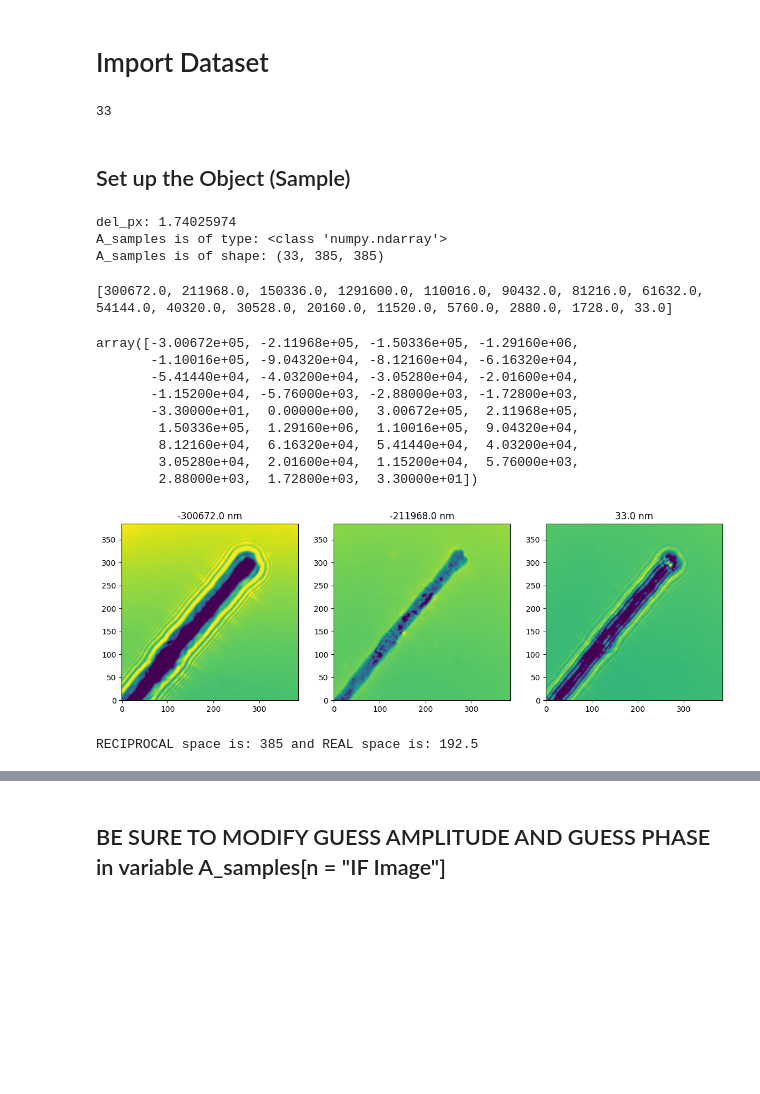
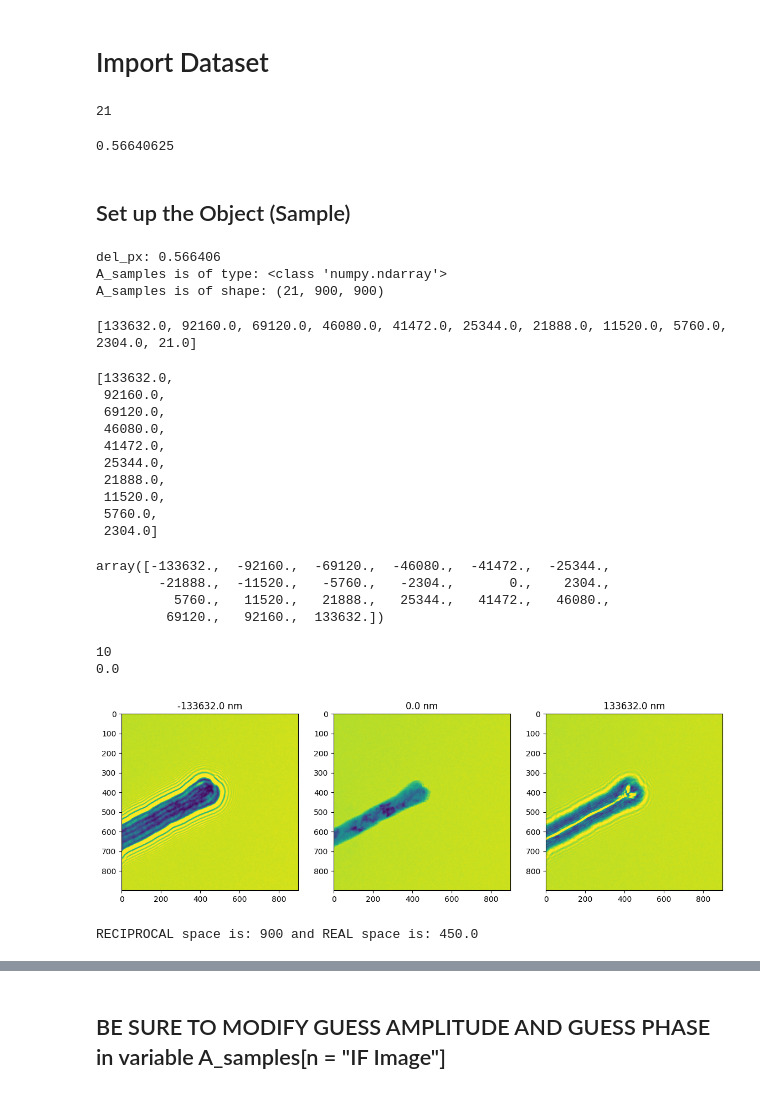
Before and after one commit to KaynaL-MT/AD_LTEM, a Jupyter notebook: KaynaL-MT/RMAD_NiFe_Nanowire2.ipynb, the cells around one changed output, grey strips where cells are left out. Saved outputs shown, nothing was run; the diff lists cells and outputs as text; code cells hidden in the pictures; blank space fills up the shorter version.

Commit message:
update code with new data

```diff
--- a/KaynaL-MT/RMAD_NiFe_Nanowire2.ipynb
+++ b/KaynaL-MT/RMAD_NiFe_Nanowire2.ipynb
@@ -40,6 +40,6 @@ anly_dir = "analysis/"
 # %%
-fls = f"{data_dir}{file_dir}30kx_unflip.fls"
-data = io.imread(f"{data_dir}{file_dir}{stck_dir}full_aligned_cropped.tif")
+fls = f"{data_dir}{file_dir}12kX_4096_3.0s_unflip.fls"
+data = io.imread(f"{data_dir}{file_dir}full_aligned_4k-900.tif")
 # %%
 ?data
 # %% [output]
@@ -70,11 +89,17 @@ import math
 from numpy.lib import scimath
 from numpy import emath
 # %%
-expdata = fabio.open(f"{data_dir}{file_dir}{stck_dir}full_aligned_cropped.tif")
+expdata = fabio.open(f"{data_dir}{file_dir}full_aligned_4k-900.tif")
 # %%
-expdata.
+expdata.nframes
 # %% [output]
-33
+21
+# %%
+# ((512*2.32)/4096)/512*1e3 #nm/px
+
+2.32/4096 * 1e3 #nm/px
+# %% [output]
+0.56640625
 # %% [markdown]
 ## Set up the Object (Sample)
 # %%
@@ -82,7 +107,7 @@ expdata.
 Nz = expdata.nframes    # number of images in stack
 Ny = expdata.data.shape[0] # length of y-axis
 Nx = expdata.data.shape[1] # length of x-axis
-del_px = 0.00174025974e03  # nm/pixel
+del_px = 0.566406  # nm/pixel
 print("del_px:", del_px)
 
 A_samples = np.zeros((Nz, Ny, Nx))
@@ -104,9 +129,9 @@ A_samples = np.sqrt(np.abs(A_samples)) #np.emath.sqrt(A_samples) #np.sqrt(A_samp
 # normalize to the amplitude of the sample's experimental values
 A_samples/=A_samples.mean(1).mean(1)[:,np.newaxis,np.newaxis]
 # %% [output]
-del_px: 1.74025974
+del_px: 0.566406
 A_samples is of type: <class 'numpy.ndarray'>
-A_samples is of shape: (33, 385, 385)
+A_samples is of shape: (21, 900, 900)
 # %%
 # Step 1: Open the text file for reading
 file_path = fls  # Replace with your file path
@@ -132,42 +157,56 @@ with open(file_path, 'r') as file:
 # Now, numerical_values contains the numerical values from the text file in reverse order
 print(numerical_values) # nm
 # %% [output]
-[300672.0, 211968.0, 150336.0, 1291600.0, 110016.0, 90432.0, 81216.0, 61632.0, 54144.0, 40320.0, 30528.0, 20160.0, 11520.0, 5760.0, 2880.0, 1728.0, 33.0]
+[133632.0, 92160.0, 69120.0, 46080.0, 41472.0, 25344.0, 21888.0, 11520.0, 5760.0, 2304.0, 21.0]
+# %%
+numerical_values[0:-1]
+# %% [output]
+[133632.0,
+ 92160.0,
+ 69120.0,
+ 46080.0,
+ 41472.0,
+ 25344.0,
+ 21888.0,
+ 11520.0,
+ 5760.0,
+ 2304.0]
 # %%
-OF = np.array(numerical_values)
+OF = np.array(numerical_values[0:-1])
 UF = - OF
 IF = 0.0
 defocus = UF
 
 defocus = np.append(arr=defocus, values=IF)
-defocus = np.append(arr=defocus, values=OF)
+defocus = np.append(arr=defocus, values=OF[::-1])
 defocus
 # %% [output]
-array([-3.00672e+05, -2.11968e+05, -1.50336e+05, -1.29160e+06,
-       -1.10016e+05, -9.04320e+04, -8.12160e+04, -6.16320e+04,
-       -5.41440e+04, -4.03200e+04, -3.05280e+04, -2.01600e+04,
-       -1.15200e+04, -5.76000e+03, -2.88000e+03, -1.72800e+03,
-       -3.30000e+01,  0.00000e+00,  3.00672e+05,  2.11968e+05,
-        1.50336e+05,  1.29160e+06,  1.10016e+05,  9.04320e+04,
-        8.12160e+04,  6.16320e+04,  5.41440e+04,  4.03200e+04,
-        3.05280e+04,  2.01600e+04,  1.15200e+04,  5.76000e+03,
-        2.88000e+03,  1.72800e+03,  3.30000e+01])
+array([-133632.,  -92160.,  -69120.,  -46080.,  -41472.,  -25344.,
+        -21888.,  -11520.,   -5760.,   -2304.,       0.,    2304.,
+          5760.,   11520.,   21888.,   25344.,   41472.,   46080.,
+         69120.,   92160.,  133632.])
+# %%
+print(len(A_samples)//2)
+print(defocus[len(A_samples)//2]) # IF image, which should always be 0.0
+# %% [output]
+10
+0.0
 # %%
 f, ax = pyplot.subplots(ncols=3, figsize = (14,8))
-ax[0].imshow(A_samples[0], cmap='viridis', origin="lower")#, norm=colors.Normalize(A_samples[1].min(), A_samples[1].max()))
+ax[0].imshow(A_samples[0], cmap='viridis', norm=colors.Normalize(A_samples[(len(A_samples)//2)].min(), A_samples[(len(A_samples)//2)].max())) #A_samples[1].min(), A_samples[1].max()))
 ax[0].set_title("{0} nm".format(defocus[0]))
-ax[1].imshow(A_samples[(len(A_samples)//2+1)], cmap='viridis', origin="lower", norm=colors.Normalize(A_samples[(len(A_samples)//2+1)].min(), A_samples[1].max()))
-ax[1].set_title("{0} nm".format(defocus[1]))
-ax[2].imshow(A_samples[-1], cmap='viridis', origin="lower")#, norm=colors.Normalize(A_samples[1].min(), A_samples[1].max()))
+ax[1].imshow(A_samples[(len(A_samples)//2)], cmap='viridis', norm=colors.Normalize(A_samples[(len(A_samples)//2)].min(), A_samples[(len(A_samples)//2)].max()))
+ax[1].set_title("{0} nm".format(defocus[(len(A_samples)//2)]))
+ax[2].imshow(A_samples[-1], cmap='viridis', norm=colors.Normalize(A_samples[(len(A_samples)//2)].min(), A_samples[(len(A_samples)//2)].max())) #A_samples[1].min(), A_samples[1].max()))
 ax[2].set_title("{0} nm".format(defocus[-1]));
 # %% [output]
-[figure, old version]
+[figure, new version]
 # %%
 # rewriting the microscope transfer function with tensorflow
 import scipy.constants as physcon
 
 # Dimensions of the dataset are reciprocal space (dim) dimensions
-[dim,dim] = A_samples[1].shape
+[dim,dim] = A_samples[(len(A_samples)//2)].shape
 # Dimensions of real space (d2) dimensions
 d2 = dim/2
 print("RECIPROCAL space is:", dim, "and REAL space is:", d2)
@@ -179,7 +218,7 @@ qq = torch.tensor(np.sqrt(X**2 + Y**2) / float(dim),
                   requires_grad=True,
                   device=device)
 # %% [output]
-RECIPROCAL space is: 385 and REAL space is: 192.5
+RECIPROCAL space is: 900 and REAL space is: 450.0
 # %%
 del_px = del_px #nm/px
 
```
Also changed, not shown: parts of 26 cells of this notebook.
